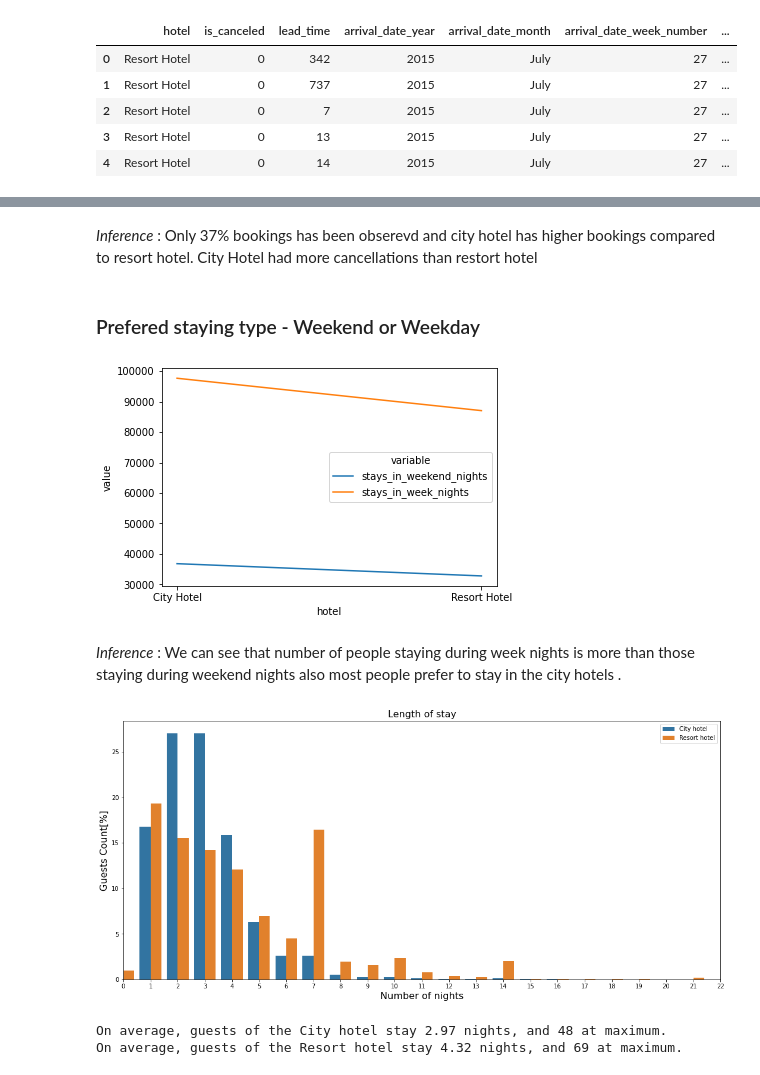
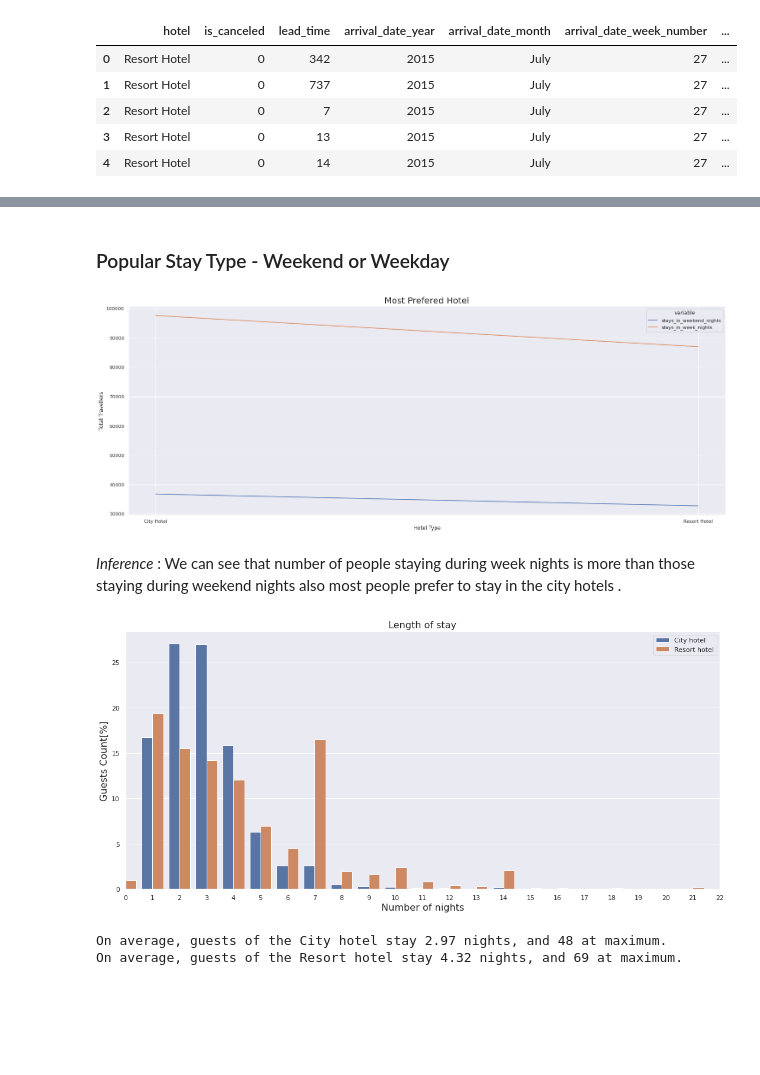
Before and after one commit to Sukruthr/Hotel-Booking-Data-EDA, a Jupyter notebook: EDA_HBD.ipynb, the cells around one changed output, grey strips where cells are left out. Drawn from its saved outputs; the diff is of its cells as text; code cells hidden in the pictures; blank space fills up the shorter version.

```diff
--- a/EDA_HBD.ipynb
+++ b/EDA_HBD.ipynb
@@ -207,11 +209,10 @@ so from the above table we can see that children, country, agent and comapny hav
 # %%
 # replacing these missing values
 
-# children - with 0
-# agent - if no agency is given then it was booked without one
+# children - with 0 signifying no child
 # company - if none is given, most likely it was a private
 # country - if none are given then it will be set to its mode
-nan_replacements = {'children': 0.0,"country": df['country'].mode().values[0], "agent": 0, "company": 0}
+nan_replacements = {'children': 0.0,"country": df['country'].mode().values[0], "agent": 0}
 df.fillna(value=nan_replacements,inplace=True)
 # %%
 # cross check if there are any remaining NaN values in df
@@ -234,3 +237,19 @@ df['meal'].replace("Undefined","SC",inplace = True)
 # removing rows that contain no customers i.e 0 = children/adults/babies as this causes infity in canculations related to adr
 zero_travellers = list(df.loc[df['adults']+df['children']+df['babies'] == 0].index)
 df.drop(df.index[zero_travellers],inplace=True)
+# %%
+# both market segemnt and distribution challne contain similar data, but market_segment contains more data points hence that is being considered
+various_market_segments = df['market_segment'].unique()
+print(f'market segment include : \n{various_market_segments}\n')
+
+# distribution channel
+various_distribution_channels = df['distribution_channel'].unique()
+print(f'distribution channel include : \n{various_distribution_channels}')
+
+# as both contain similar info and market segment has more categories compared to distribution channel
+# distribution channel will be dropped
+df.drop(columns=['distribution_channel'],inplace=True)
+
+# dropping company column as it consits of lot of null values
+# agent - if no agency is given then it was booked without one
+df.drop(columns=['company'],inplace=True)
@@ -340,8 +342,5 @@ sns.countplot(x='hotel', hue='is_canceled',data=df)
-# %% [markdown]
-*Inference* :  Only 37% bookings has been obserevd and city hotel has higher bookings compared to resort hotel.
-City Hotel had more cancellations than restort hotel
 # %% [markdown]
-### Prefered staying type - Weekend or Weekday
+### Popular Stay Type - Weekend or Weekday
 # %%
 #  total number of bookings uring weekends based on hotel type
 weekend_bookings = df[(df['stays_in_weekend_nights']>0)  & (df['is_canceled']==0)].groupby('hotel')['stays_in_weekend_nights'].sum().reset_index()
@@ -351,11 +350,17 @@ weekday_bookings = df[(df['stays_in_week_nights']>0)  & (df['is_canceled']==0)].
 total_bookings_weekends_weekdays = pd.merge(weekend_bookings,weekday_bookings,on='hotel')
 # %%
 # plot both the bookings for weekend and weekdays
-sns.lineplot(x='hotel', y='value', hue='variable',
-             data=pd.melt(total_bookings_weekends_weekdays, 'hotel'))
-plt.show()
+sns.set_theme(style="darkgrid",font='sans-serif')                         # set theme
+
+plt.figure(figsize=(25, 9))                                               # increase figure size
+ax = sns.lineplot(x='hotel', y='value', hue='variable',
+             data=pd.melt(total_bookings_weekends_weekdays, 'hotel'))     # create count plot
+
+ax.set_title('Most Prefered Hotel',fontsize=20)                           # set title
+ax.set(xlabel='Hotel Type', ylabel='Total Travellers')                    #set labels
+plt.show()                                                                # plot it
 # %% [output]
-[figure, old version]
+[figure, new version]
 # %% [markdown]
 *Inference* : We can see that number of people staying during week nights is more than those staying during weekend nights also most people prefer to stay in the city hotels .
 # %%
@@ -397,7 +403,7 @@ plt.legend(loc="upper right")
 plt.xlim(0,22)
 plt.show()
 # %% [output]
-[figure, old version]
+[figure, new version]
 # %%
 # calculating the average money for resort hotel and city hotel
 avg_nights_resort = sum(list((resort_nights["num_nights"] * (resort_nights["rel_num_bookings"]/100)).values))
```
Also changed, not shown: parts of 138 cells of this notebook.
